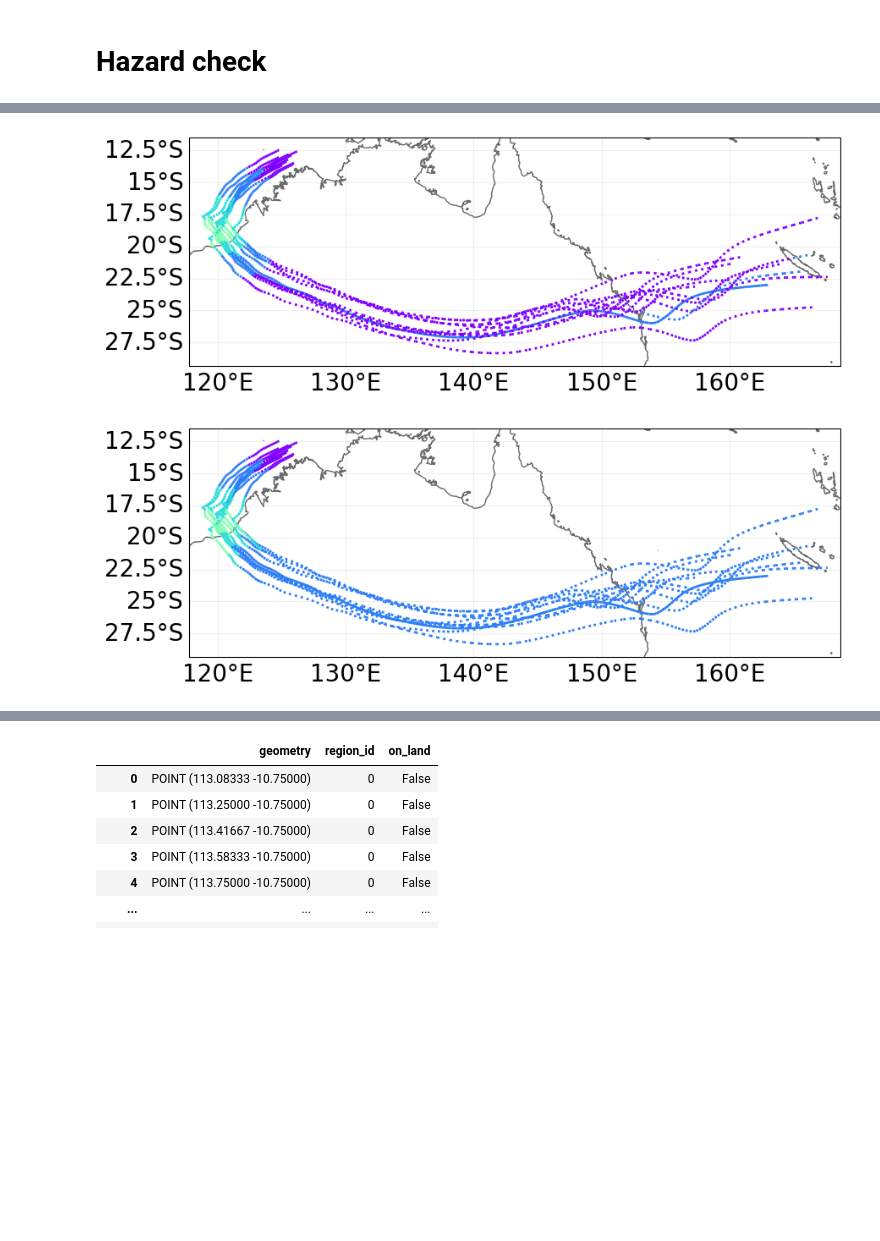
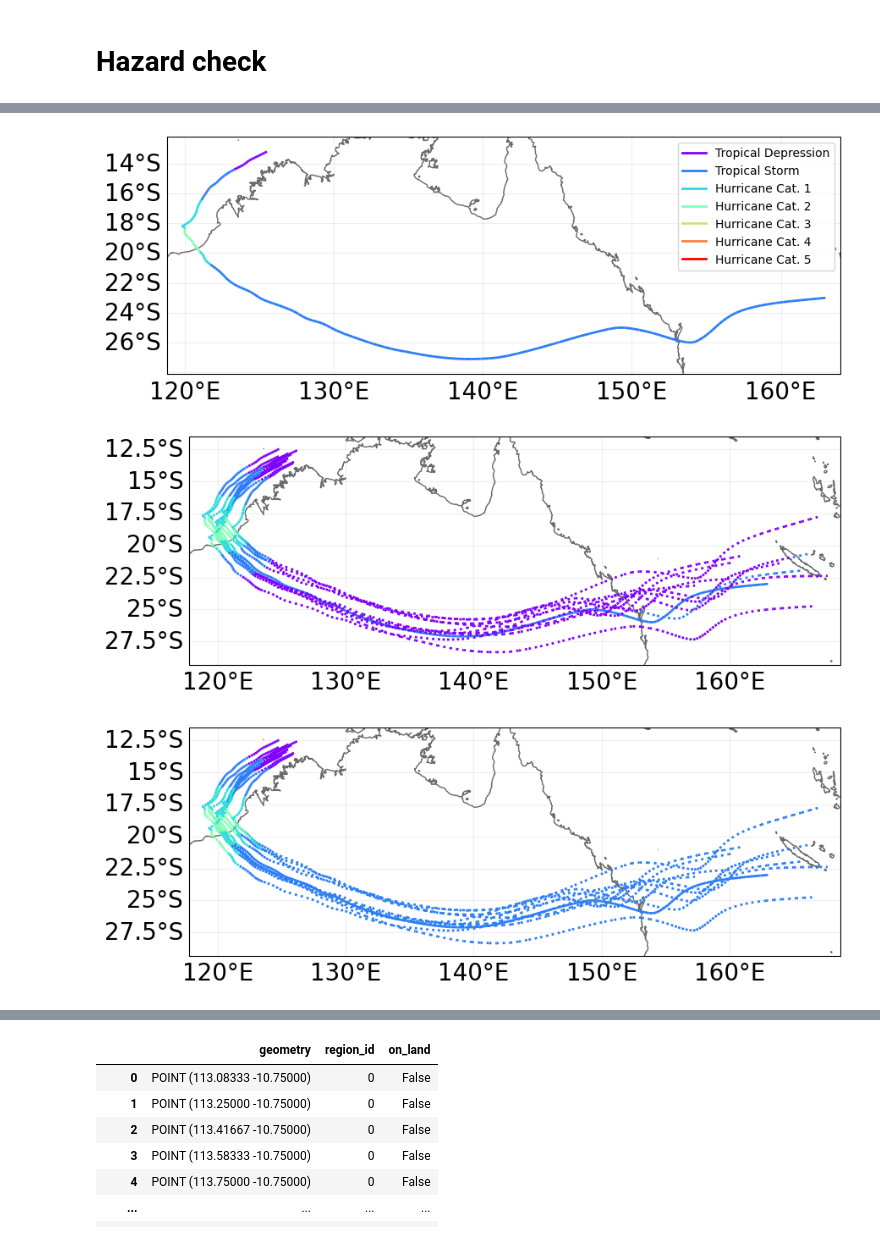
Before and after one commit to melissarenard/enhanced-assumptions-climada, a Jupyter notebook: TC data analysis (INTERNAL USE ONLY)/haz_check.ipynb, the cells around one changed output, grey strips where cells are left out. Saved outputs shown, nothing was run; the diff lists cells and outputs as text; code cells hidden in the pictures; blank space fills up the shorter version.

```diff
--- a/TC data analysis (INTERNAL USE ONLY)/haz_check.ipynb
+++ b/TC data analysis (INTERNAL USE ONLY)/haz_check.ipynb
@@ -107,10 +121,11 @@ pool.join()
 # %%
-tc1.plot();
-tc_decay.plot(legend = False);
-tc_no_decay.plot(legend=False);
+tc1.plot(figsize=(9,5));
+tc_decay.plot(legend = False, figsize=(9,5));
+tc_no_decay.plot(legend=False, figsize=(9,5));
 # %% [output]
-[figure, old version]
+[figure, new version]
-[figure, old version]
+[figure, new version]
+[figure, added]
 # %%
 # https://github.com/CLIMADA-project/climada_python/issues/151
 
```
Also changed, not shown: parts of 6 cells of this notebook.
